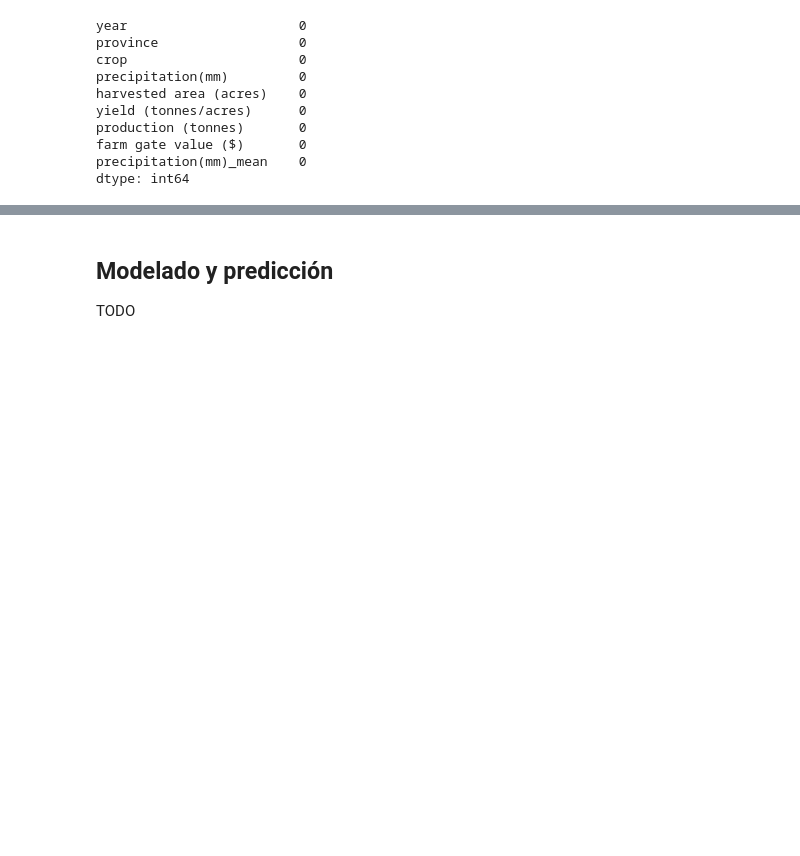
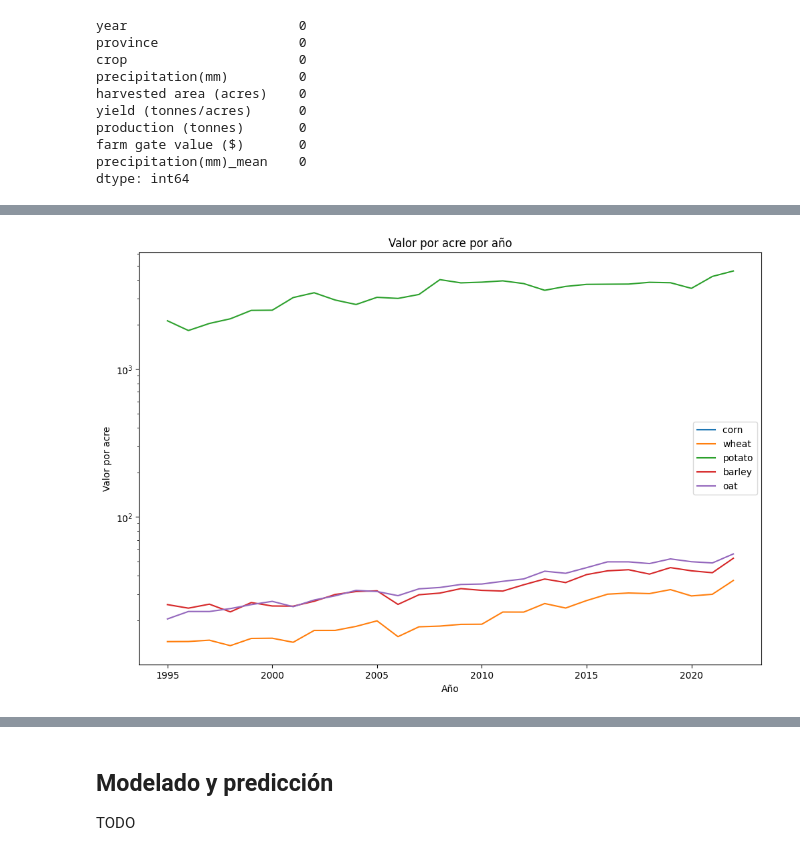
Before and after one commit to FlavioLionelRita/utn-data-science-labs, a Jupyter notebook: Exercises/05-ProduccionAgricola/lab.ipynb, the cells around one changed output, grey strips where cells are left out. Cells and saved outputs as stored; diff of their text form; code cells hidden in the pictures; blank space fills up the shorter version.

```diff
--- a/Exercises/05-ProduccionAgricola/lab.ipynb
+++ b/Exercises/05-ProduccionAgricola/lab.ipynb
@@ -359,0 +401,16 @@ TODO
+# %%
+"""Valor por acre por cultivo por año"""
+crops = df2['crop'].unique()
+plt.figure(figsize=(12, 8))
+plt.yscale('log')
+for crop in crops:
+   data = df2[(df2['crop'].str.strip() == crop)].copy()
+   precipitation_mean = data.groupby(['year'])['farm_gate_value_per_acre'].mean().reset_index()
+   plt.plot(precipitation_mean['year'], precipitation_mean['farm_gate_value_per_acre'], label=crop)
+plt.title("Valor por acre por año")
+plt.xlabel("Año")
+plt.ylabel("Valor por acre")
+plt.legend()
+plt.show()
+# %% [output]
+[figure, added]
```
Also changed, not shown: parts of 13 cells of this notebook.
